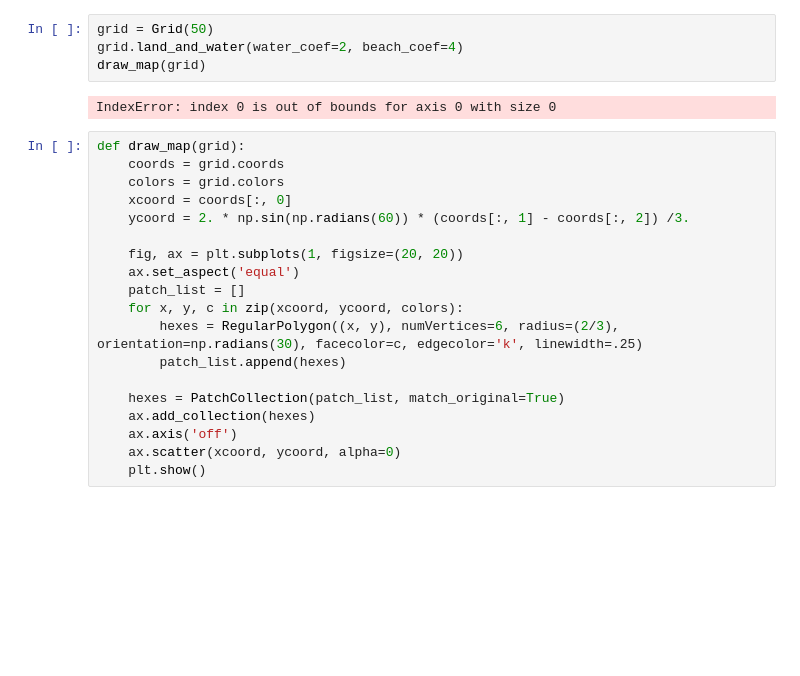
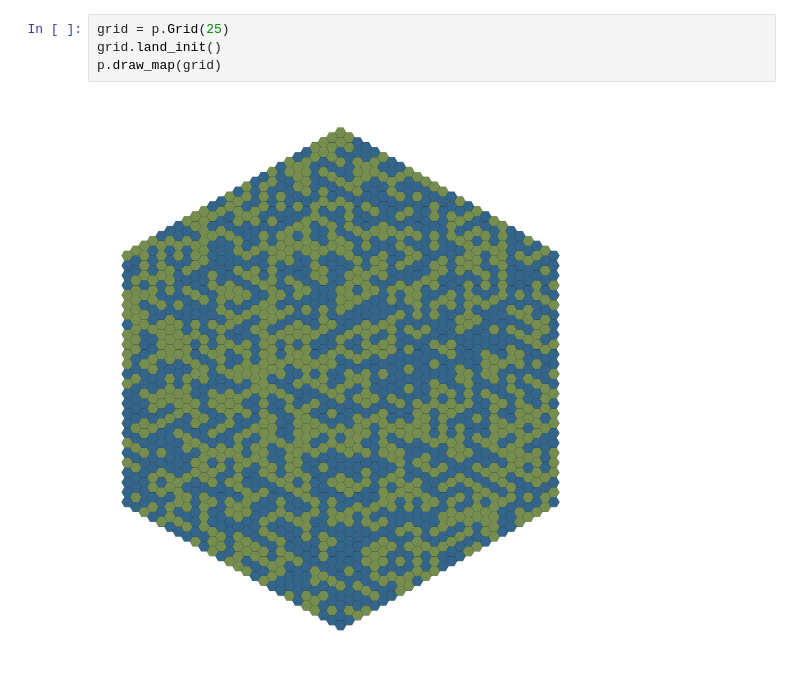
Before and after one commit to SoyBison/computational_rupahistory, a Jupyter notebook: breadboard.ipynb, the cells around one changed output. Cells and saved outputs as stored; diff of their text form; blank space fills up the shorter version.

Commit message:
made land and water work like a cellular automaton

```diff
--- a/breadboard.ipynb
+++ b/breadboard.ipynb
@@ -109,25 +36,6 @@ class Grid():
 # %%
-grid = Grid(50)
-grid.land_and_water(water_coef=2, beach_coef=4)
-draw_map(grid)
+grid = p.Grid(25)
+grid.land_init()
+p.draw_map(grid)
 # %% [output]
-IndexError: index 0 is out of bounds for axis 0 with size 0
+[figure, added]
-# %%
-def draw_map(grid):
-    coords = grid.coords
-    colors = grid.colors
-    xcoord = coords[:, 0]
-    ycoord = 2. * np.sin(np.radians(60)) * (coords[:, 1] - coords[:, 2]) /3.
-
-    fig, ax = plt.subplots(1, figsize=(20, 20))
-    ax.set_aspect('equal')
-    patch_list = []
-    for x, y, c in zip(xcoord, ycoord, colors):
-        hexes = RegularPolygon((x, y), numVertices=6, radius=(2/3), orientation=np.radians(30), facecolor=c, edgecolor='k', linewidth=.25)
-        patch_list.append(hexes)
-
-    hexes = PatchCollection(patch_list, match_original=True)
-    ax.add_collection(hexes)
-    ax.axis('off')
-    ax.scatter(xcoord, ycoord, alpha=0)
-    plt.show()
```
Also changed, not shown: parts of 7 cells of this notebook, 1 other file.
